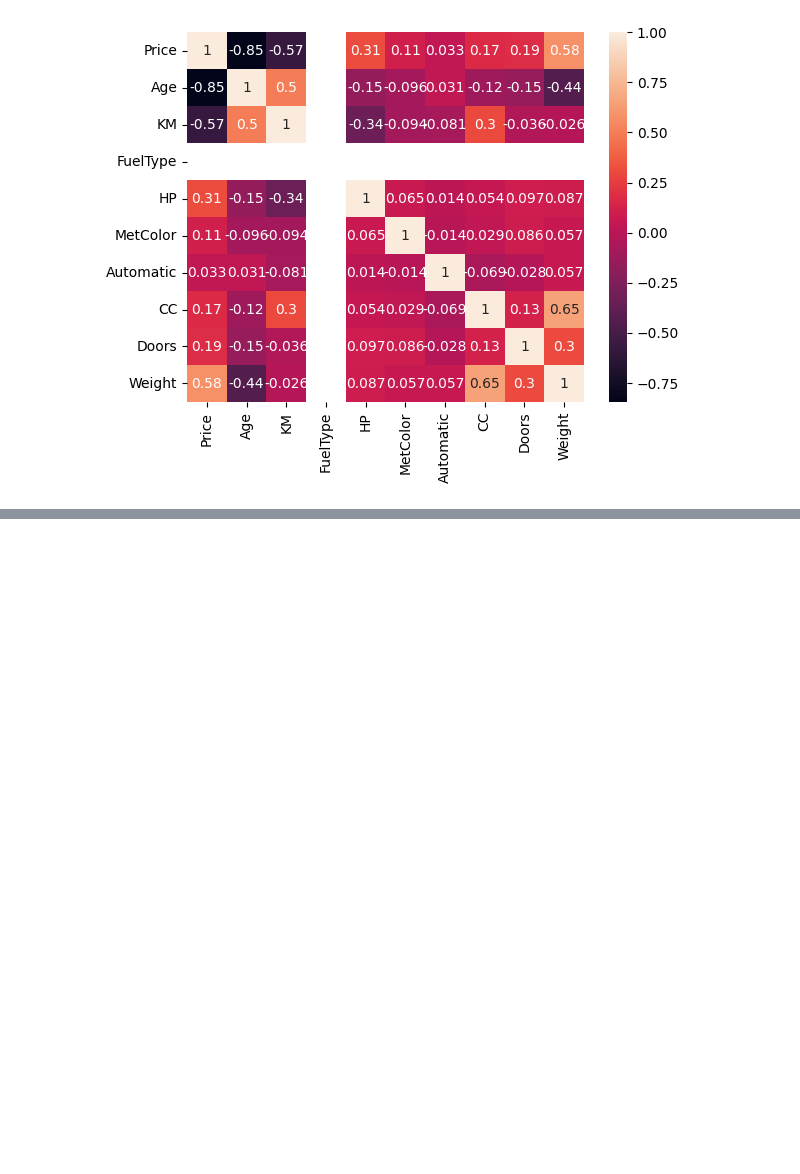
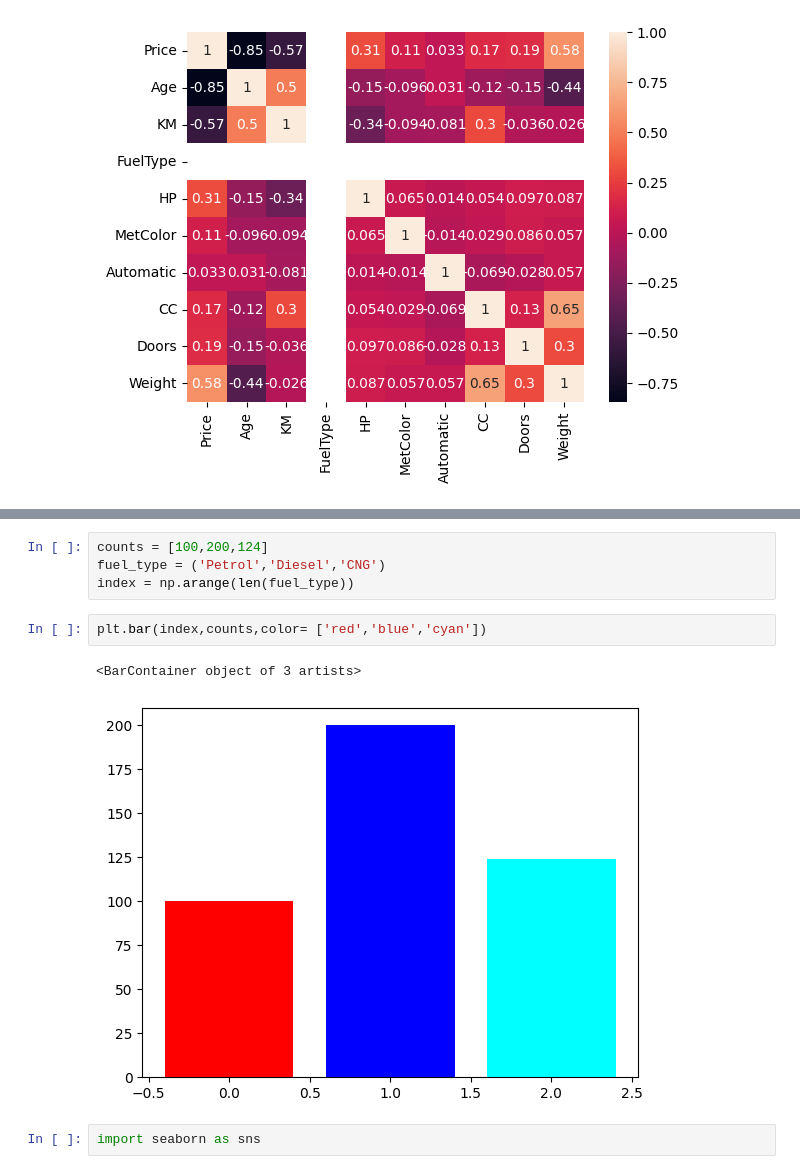
Before and after one commit to Grins-sah/machine_learning, a Jupyter notebook: KNN/classification.ipynb, the cells around one changed output, grey strips where cells are left out. Cells and saved outputs as stored; diff of their text form; blank space fills up the shorter version.

```diff
--- a/KNN/classification.ipynb
+++ b/KNN/classification.ipynb
@@ -465,0 +524,11 @@ memory usage: 123.5+ KB
+# %%
+counts = [100,200,124]
+fuel_type = ('Petrol','Diesel','CNG')
+index = np.arange(len(fuel_type))
+# %%
+plt.bar(index,counts,color= ['red','blue','cyan'])
+# %% [output]
+<BarContainer object of 3 artists>
+[figure, added]
+# %%
+import seaborn as sns
```
Also changed, not shown: parts of 27 cells of this notebook, 4 other files.
